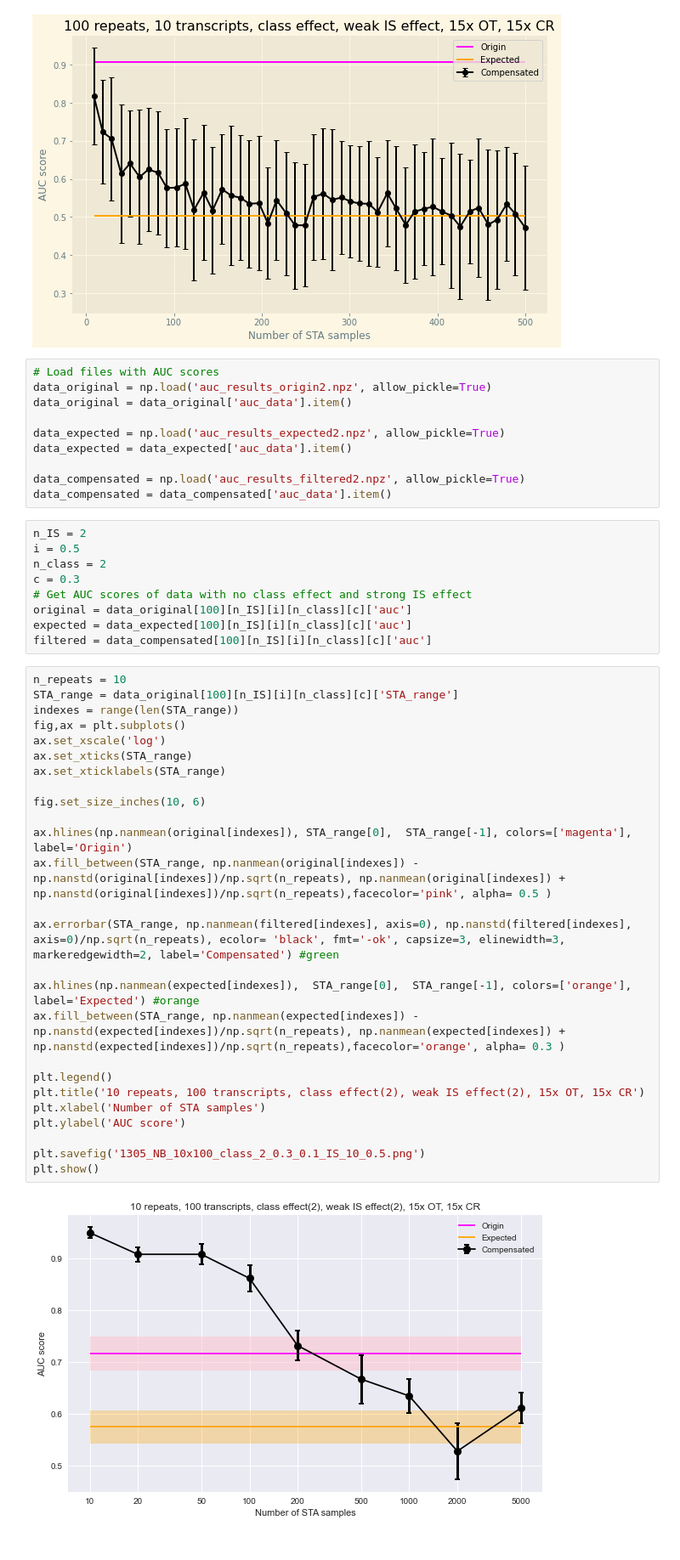
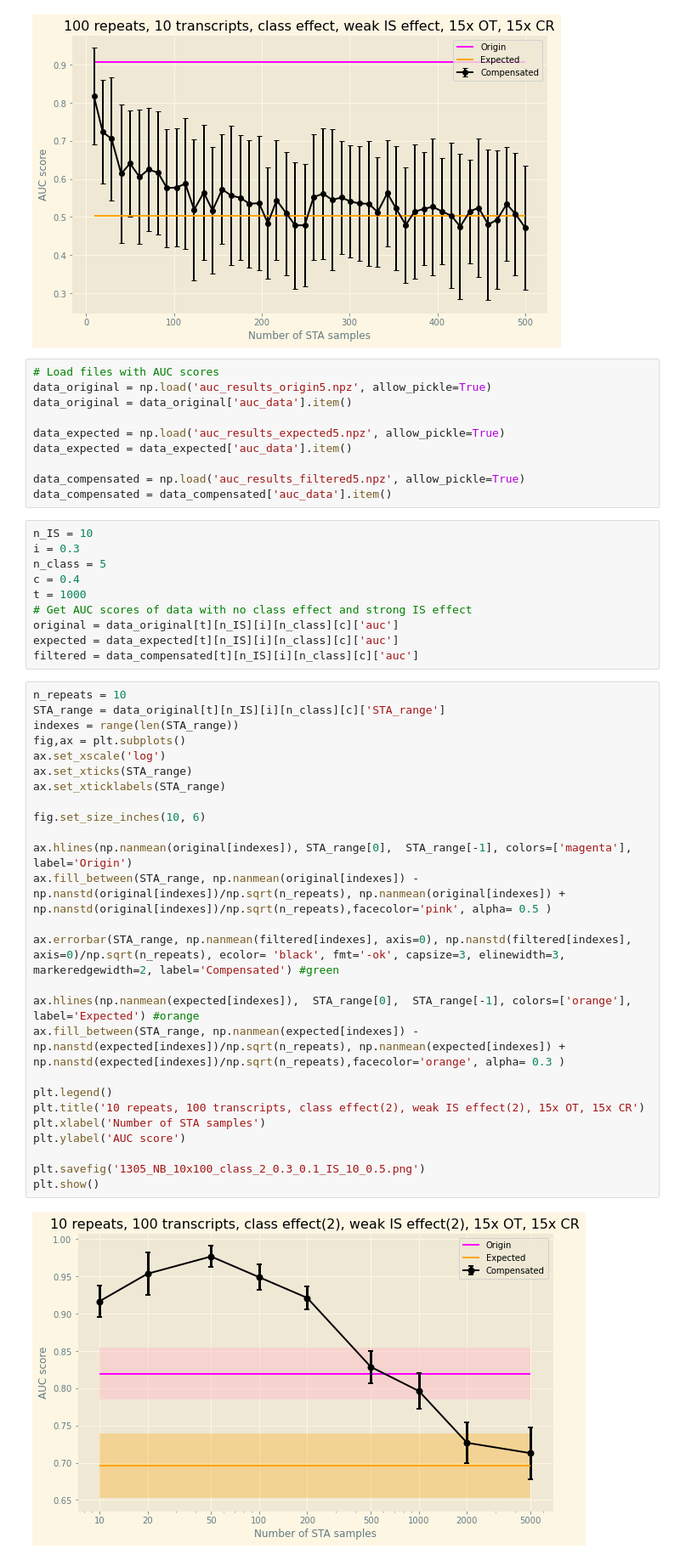
Before and after one commit to carishkaa/Bachelor-Thesis, a Jupyter notebook: notebooks/graphs.ipynb, the cells around one changed output. Shown at 85% size. Saved outputs shown, nothing was run; the diff lists cells and outputs as text.

Commit message:
Resolve problem with non consistent results + add some minor optimization

```diff
--- a/notebooks/graphs.ipynb
+++ b/notebooks/graphs.ipynb
@@ -40,48 +40,49 @@ Class effect: no. IS effect: 2 transcripts, effect = range(0.5, 1)
 [figure]
 # %%
 # Load files with AUC scores
-data_original = np.load('auc_results_origin2.npz', allow_pickle=True)
+data_original = np.load('auc_results_origin5.npz', allow_pickle=True)
 data_original = data_original['auc_data'].item()
 
-data_expected = np.load('auc_results_expected2.npz', allow_pickle=True)
+data_expected = np.load('auc_results_expected5.npz', allow_pickle=True)
 data_expected = data_expected['auc_data'].item()
 
-data_compensated = np.load('auc_results_filtered2.npz', allow_pickle=True)
+data_compensated = np.load('auc_results_filtered5.npz', allow_pickle=True)
 data_compensated = data_compensated['auc_data'].item()
 # %%
-n_IS = 2
-i = 0.5
-n_class = 2
-c = 0.3
+n_IS = 10
+i = 0.3
+n_class = 5
+c = 0.4
+t = 1000
 # Get AUC scores of data with no class effect and strong IS effect
-original = data_original[100][n_IS][i][n_class][c]['auc']
-expected = data_expected[100][n_IS][i][n_class][c]['auc']
-filtered = data_compensated[100][n_IS][i][n_class][c]['auc']
+original = data_original[t][n_IS][i][n_class][c]['auc']
+expected = data_expected[t][n_IS][i][n_class][c]['auc']
+filtered = data_compensated[t][n_IS][i][n_class][c]['auc']
 # %%
 n_repeats = 10
-STA_range = data_original[100][n_IS][i][n_class][c]['STA_range']
+STA_range = data_original[t][n_IS][i][n_class][c]['STA_range']
 indexes = range(len(STA_range))
 fig,ax = plt.subplots()
 ax.set_xscale('log')
 ax.set_xticks(STA_range)
 ax.set_xticklabels(STA_range)
 
 fig.set_size_inches(10, 6)
 
 ax.hlines(np.nanmean(original[indexes]), STA_range[0],  STA_range[-1], colors=['magenta'], label='Origin')
 ax.fill_between(STA_range, np.nanmean(original[indexes]) - np.nanstd(original[indexes])/np.sqrt(n_repeats), np.nanmean(original[indexes]) + np.nanstd(original[indexes])/np.sqrt(n_repeats),facecolor='pink', alpha= 0.5 )
 
 ax.errorbar(STA_range, np.nanmean(filtered[indexes], axis=0), np.nanstd(filtered[indexes], axis=0)/np.sqrt(n_repeats), ecolor= 'black', fmt='-ok', capsize=3, elinewidth=3, markeredgewidth=2, label='Compensated') #green
 
 ax.hlines(np.nanmean(expected[indexes]),  STA_range[0],  STA_range[-1], colors=['orange'], label='Expected') #orange
 ax.fill_between(STA_range, np.nanmean(expected[indexes]) - np.nanstd(expected[indexes])/np.sqrt(n_repeats), np.nanmean(expected[indexes]) + np.nanstd(expected[indexes])/np.sqrt(n_repeats),facecolor='orange', alpha= 0.3 )
 
 plt.legend()
 plt.title('10 repeats, 100 transcripts, class effect(2), weak IS effect(2), 15x OT, 15x CR')
 plt.xlabel('Number of STA samples')
 plt.ylabel('AUC score')
 
 plt.savefig('1305_NB_10x100_class_2_0.3_0.1_IS_10_0.5.png')
 plt.show()
 # %% [output]
-[figure, old version]
+[figure, new version]
```
Also changed, not shown: 10 other files.
